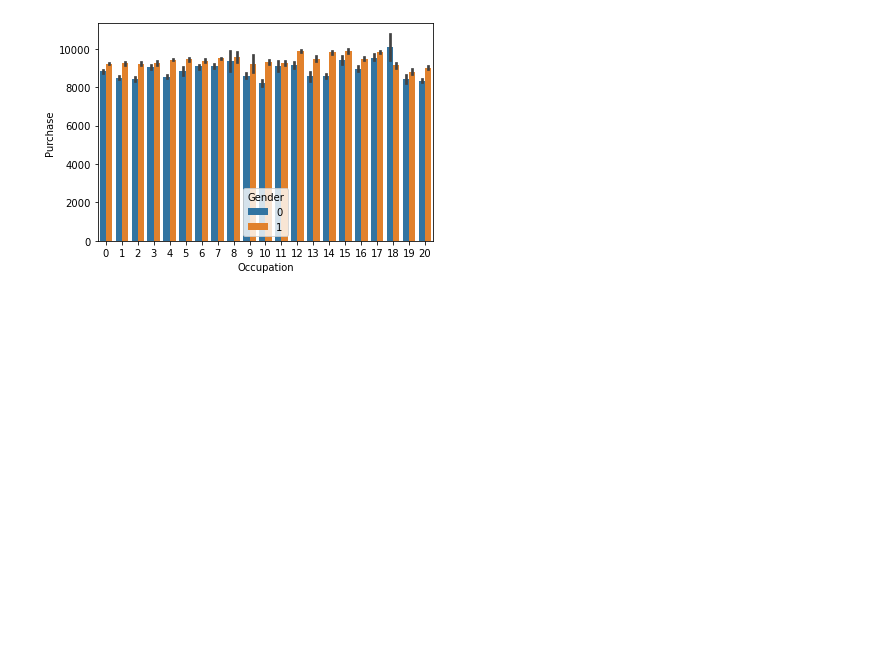
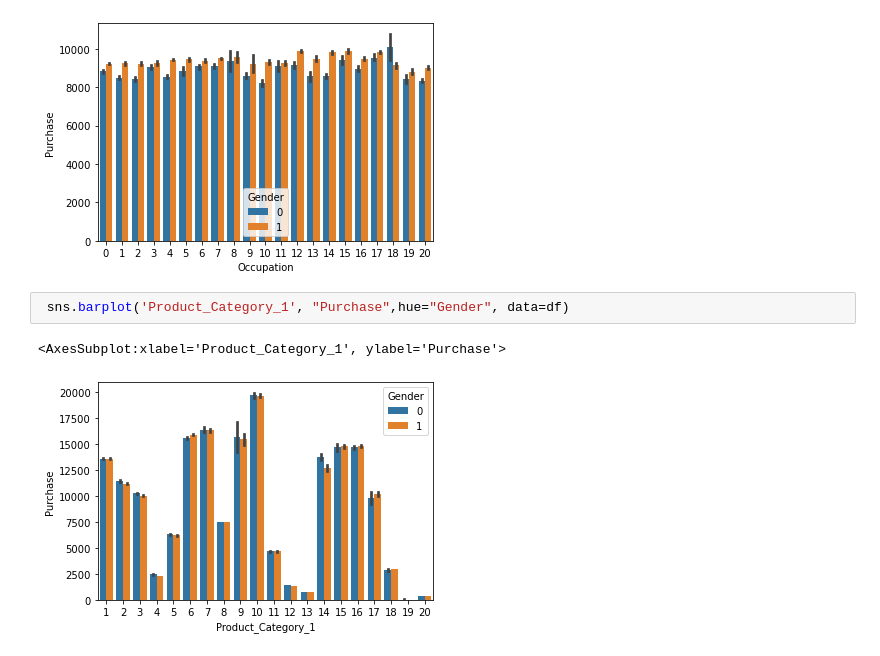
Before and after one commit to Asif26/EDA-And-Feature-Engineering--Black-Friday-Dataset, a Jupyter notebook: Balck Friday Dataset EDA And Feature Engineering¶.ipynb, the cells around one changed output. Saved outputs shown, nothing was run; the diff lists cells and outputs as text; blank space fills up the shorter version.

```diff
--- a/Untitled.ipynb
+++ b/Balck Friday Dataset EDA And Feature Engineering¶.ipynb
@@ -275,3 +275,8 @@ sns.barplot('Occupation', "Purchase",hue="Gender", data=df)
 # %% [output]
 <AxesSubplot:xlabel='Occupation', ylabel='Purchase'>
 [figure]
+# %%
+ sns.barplot('Product_Category_1', "Purchase",hue="Gender", data=df)
+# %% [output]
+<AxesSubplot:xlabel='Product_Category_1', ylabel='Purchase'>
+[figure, added]
```
Also changed, not shown: parts of 12 cells of this notebook.
